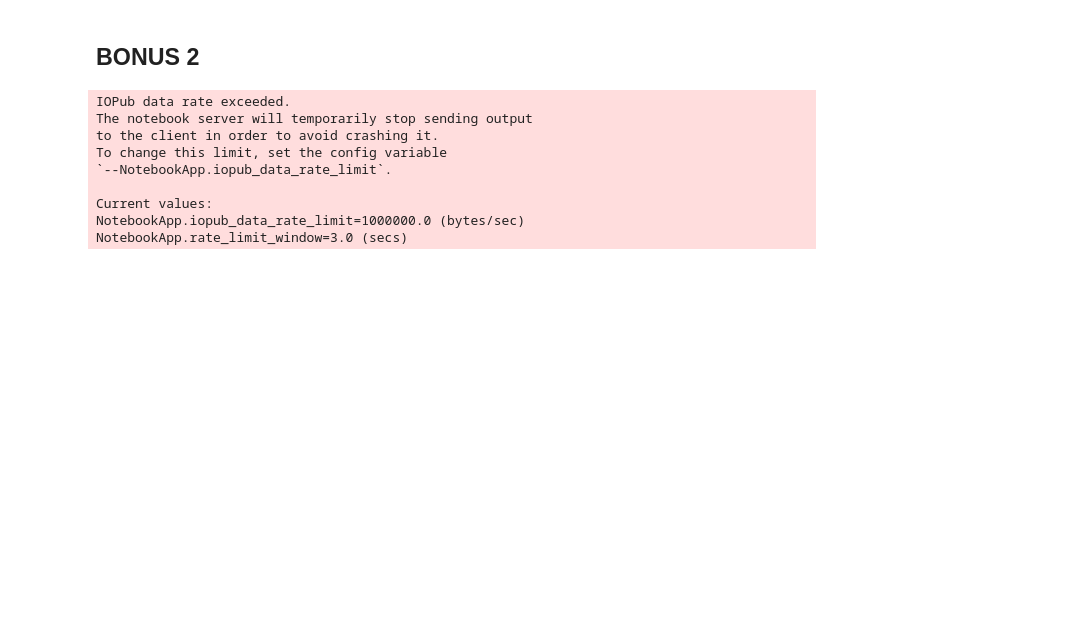
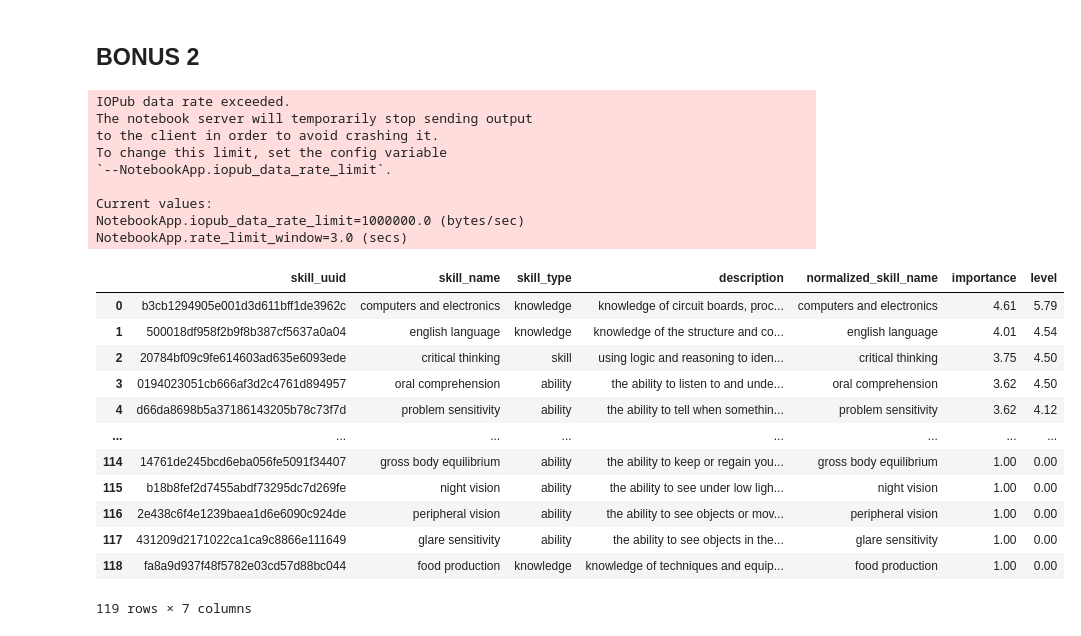
Before and after one commit to ssarahreyes/ih_datamadpt1120_project_m1, a Jupyter notebook: __trash__/CleaningData_draft.ipynb, the cells around one changed output. Drawn from its saved outputs; the diff is of its cells as text; code cells hidden in the pictures; blank space fills up the shorter version.

```diff
--- a/__trash__/CleaningData_draft.ipynb
+++ b/__trash__/CleaningData_draft.ipynb
@@ -358,0 +353,17 @@ for k, v in dict_job_skills_title.items():
+# %%
+df_skills = pd.DataFrame(list_skills_values[0])
+df_skills
+# %% [output]
+|  | skill_uuid | skill_name | skill_type | description | normalized_skill_name | importance | level |
+| 0 | b3cb1294905e001d3d611bff1de3962c | computers and electronics | knowledge | knowledge of circuit boards, proc... | computers and electronics | 4.61 | 5.79 |
+| 1 | 500018df958f2b9f8b387cf5637a0a04 | english language | knowledge | knowledge of the structure and co... | english language | 4.01 | 4.54 |
+| 2 | 20784bf09c9fe614603ad635e6093ede | critical thinking | skill | using logic and reasoning to iden... | critical thinking | 3.75 | 4.50 |
+| 3 | 0194023051cb666af3d2c4761d894957 | oral comprehension | ability | the ability to listen to and unde... | oral comprehension | 3.62 | 4.50 |
+| 4 | d66da8698b5a37186143205b78c73f7d | problem sensitivity | ability | the ability to tell when somethin... | problem sensitivity | 3.62 | 4.12 |
+| ... | ... | ... | ... | ... | ... | ... | ... |
+| 114 | 14761de245bcd6eba056fe5091f34407 | gross body equilibrium | ability | the ability to keep or regain you... | gross body equilibrium | 1.00 | 0.00 |
+| 115 | b18b8fef2d7455abdf73295dc7d269fe | night vision | ability | the ability to see under low ligh... | night vision | 1.00 | 0.00 |
+| 116 | 2e438c6f4e1239baea1d6e6090c924de | peripheral vision | ability | the ability to see objects or mov... | peripheral vision | 1.00 | 0.00 |
+| 117 | 431209d2171022ca1ca9c8866e111649 | glare sensitivity | ability | the ability to see objects in the... | glare sensitivity | 1.00 | 0.00 |
+| 118 | fa8a9d937f48f5782e03cd57d88bc044 | food production | knowledge | knowledge of techniques and equip... | food production | 1.00 | 0.00 |
+119 rows × 7 columns
```
Also changed, not shown: parts of 15 cells of this notebook, 5 other files.
